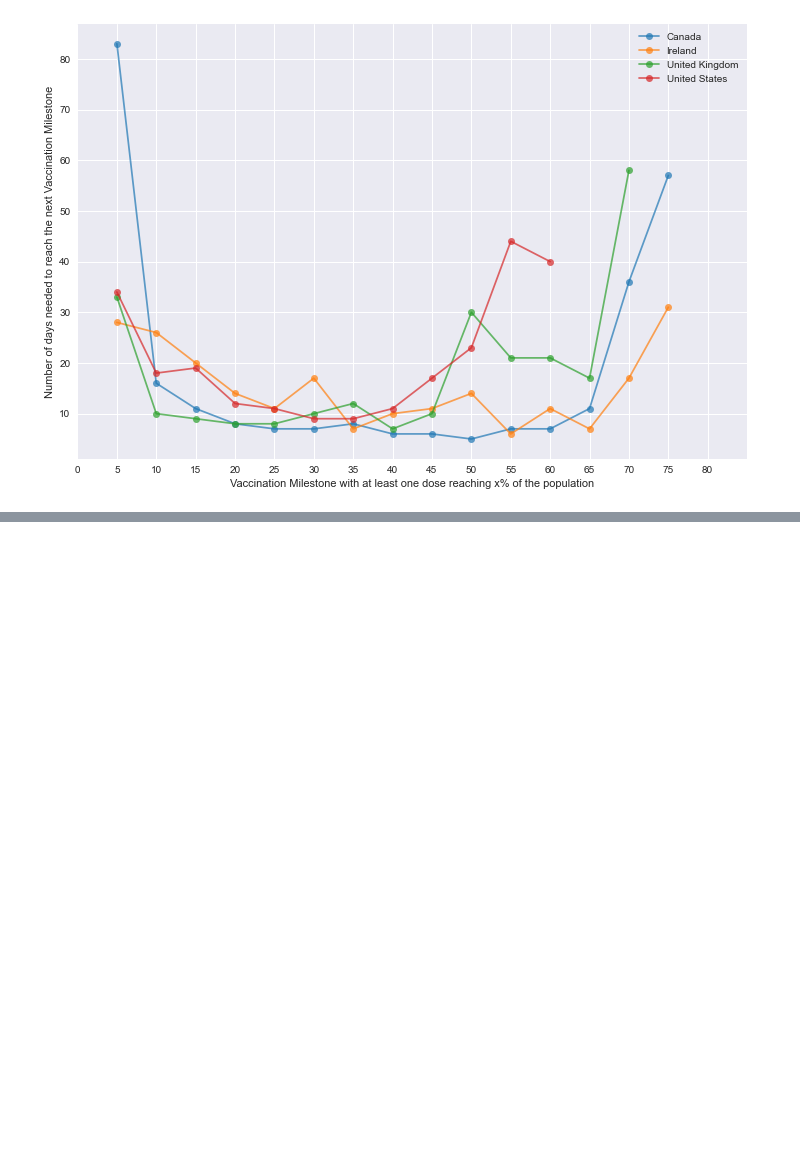
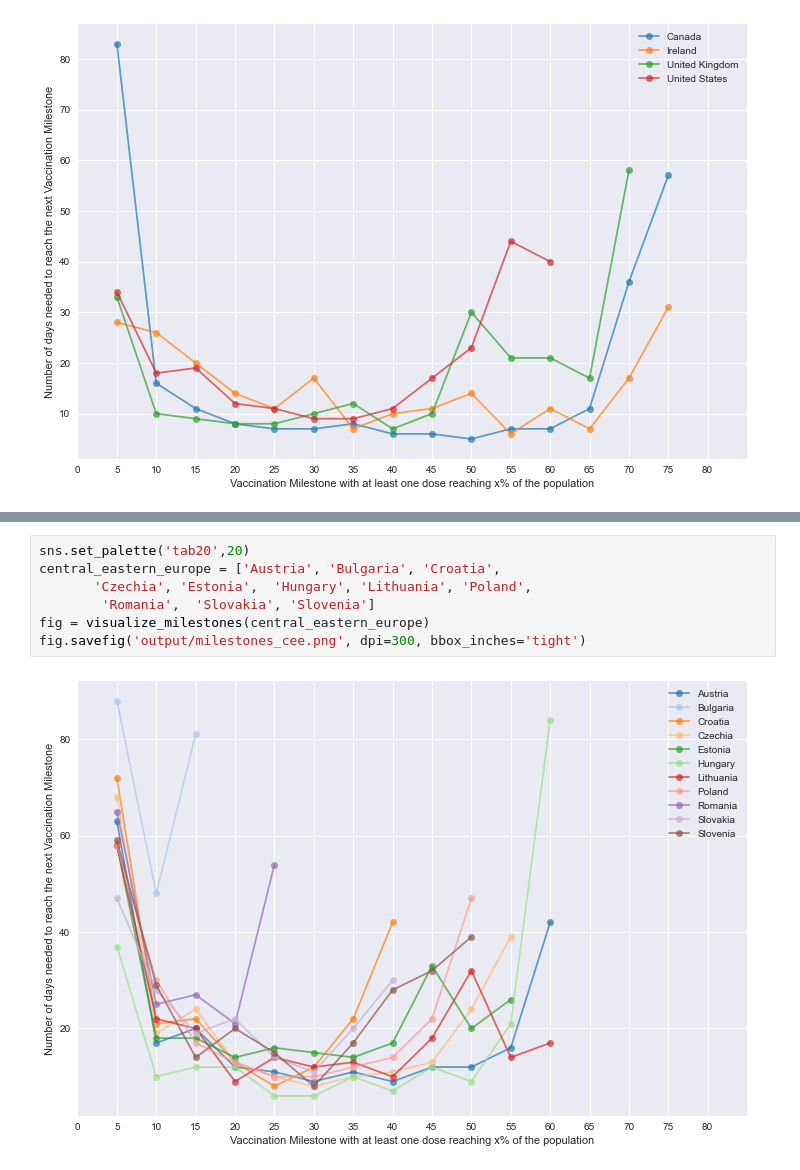
Before and after one commit to jpactuario/udacityDS_covid_vaccination, a Jupyter notebook: COVID-19 Vaccine Inequity and Hesitancy.ipynb, the cells around one changed output, grey strips where cells are left out. Saved outputs shown, nothing was run; the diff lists cells and outputs as text; blank space fills up the shorter version.

```diff
--- a/COVID-19 Vaccine Inequity and Hesitancy.ipynb
+++ b/COVID-19 Vaccine Inequity and Hesitancy.ipynb
@@ -731,0 +771,9 @@ fig.savefig('output/milestones_western.png', dpi=300, bbox_inches='tight')
+# %%
+sns.set_palette('tab20',20)
+central_eastern_europe = ['Austria', 'Bulgaria', 'Croatia',
+       'Czechia', 'Estonia',  'Hungary', 'Lithuania', 'Poland',
+        'Romania',  'Slovakia', 'Slovenia']
+fig = visualize_milestones(central_eastern_europe)
+fig.savefig('output/milestones_cee.png', dpi=300, bbox_inches='tight')
+# %% [output]
+[figure, added]
```
Also changed, not shown: parts of 20 cells of this notebook, 3 other files.
